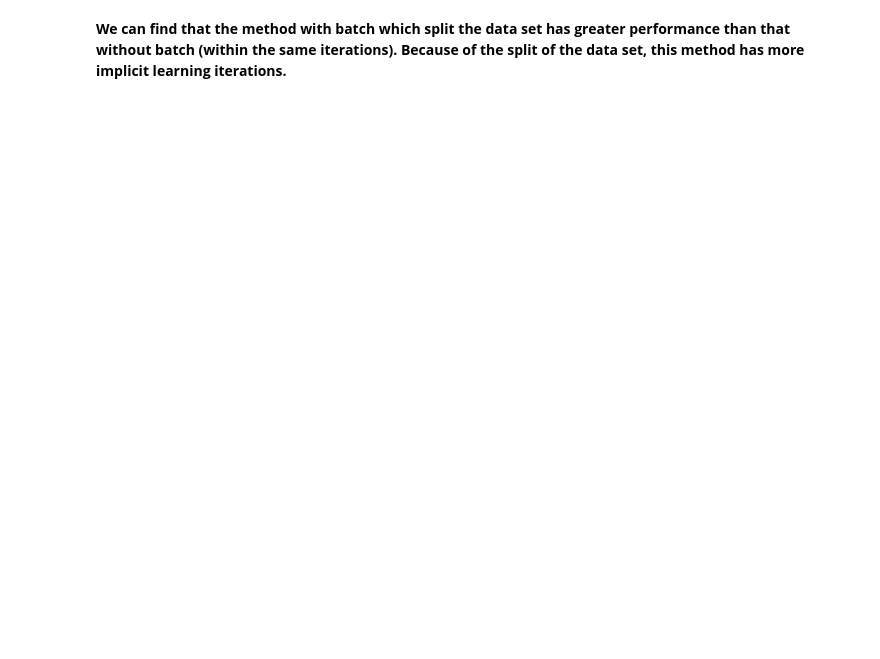
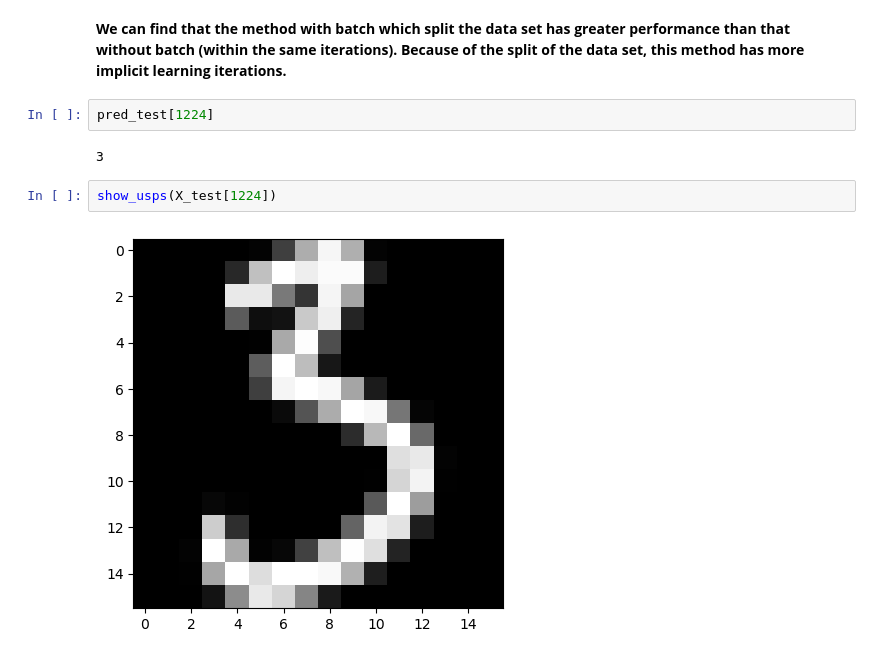
Before and after one commit to Mosakana/M1S2-ML-Projet, a Jupyter notebook: src/test_plateform/multi_class_test.ipynb, the cells around one changed output. Cells and saved outputs as stored; diff of their text form; blank space fills up the shorter version.

```diff
--- a/src/test_plateform/multi_class_test.ipynb
+++ b/src/test_plateform/multi_class_test.ipynb
@@ -159,3 +159,11 @@ accuracy : 0.8858993522670653
 # %% [markdown]
 **We can find that the method with batch which split the data set has greater performance than that without batch (within the same iterations).**
 **Because of the split of the data set, this method has more implicit learning iterations.**
+# %%
+pred_test[1224]
+# %% [output]
+3
+# %%
+show_usps(X_test[1224])
+# %% [output]
+[figure, added]
```
Also changed, not shown: parts of 10 cells of this notebook, 5 other files.
